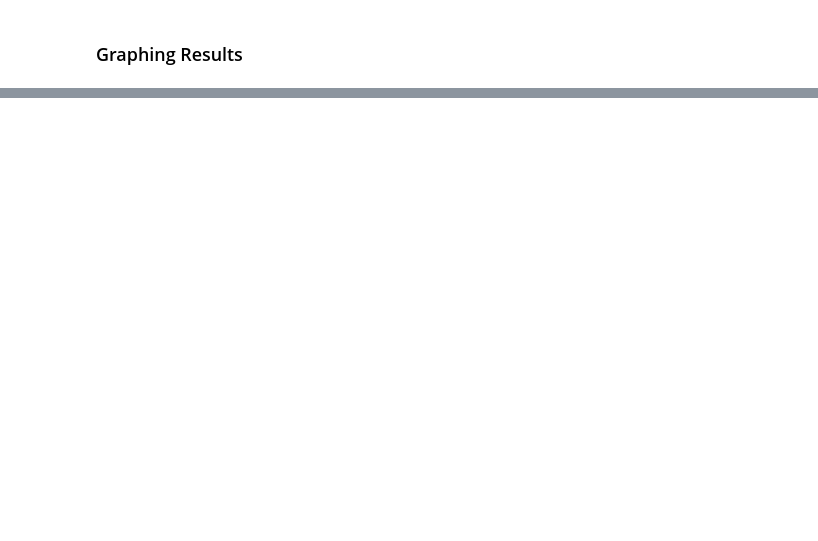
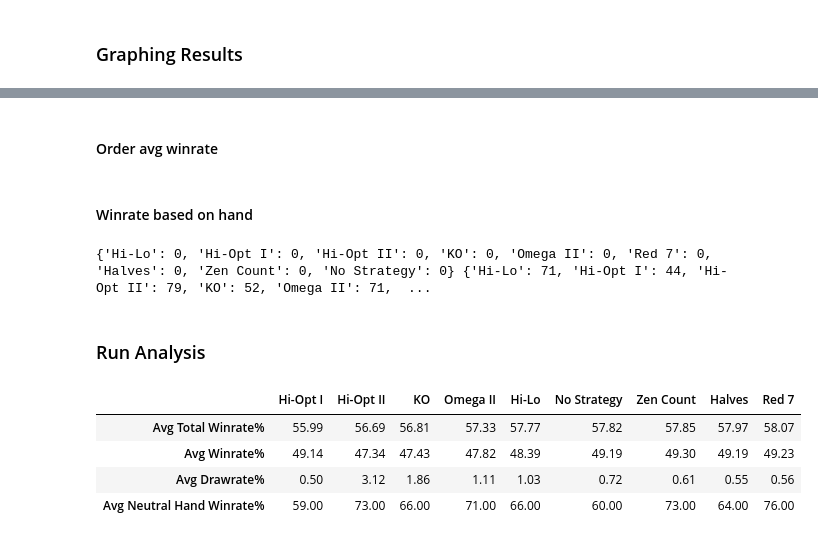
Before and after one commit to Noisyninja703/Blackjack_Cabinet, a Jupyter notebook: Blackjack_Sim/Blackjack_Sim_V1.ipynb, the cells around one changed output, grey strips where cells are left out. Drawn from its saved outputs; the diff is of its cells as text; code cells hidden in the pictures; blank space fills up the shorter version.

```diff
--- a/Blackjack_Sim/Blackjack_Sim_V1.ipynb
+++ b/Blackjack_Sim/Blackjack_Sim_V1.ipynb
@@ -448,0 +584,67 @@ Legend
+# %% [markdown]
+#### Order avg winrate
+# %%
+from collections import OrderedDict
+import numpy as np
+import pandas as pd
+def sort_winrates():
+    awrs = {}
+    for i in strategies:
+
+        awrs[f"{i}"] = (get_avg_winrate(i))
+
+    # Sort the winrates in ascending order
+    keys = list(awrs.keys())
+    values = list(awrs.values())
+    sorted_value_index = np.argsort(values, kind="quicksort")
+    sorted_dict = {keys[i]: values[i] for i in sorted_value_index}
+    return(sorted_dict)
+# %% [markdown]
+#### Winrate based on hand
+# %%
+def get_strat_high_winrate(strategy="No Strategy"):
+    total_winrate = 0
+    avg_winrate = []
+    for k in high_hand_winrate[strategy]:
+        total_winrate += k
+    avg = total_winrate/len(results[i])
+    avg_winrate.append(avg)
+    return round(avg, 2)
+
+def get_high_hand_winrate():
+    hwr = {}
+    for g in strategies:
+        hwr[f"{g}"] = get_strat_high_winrate(g)
+        keys = list(hwr.keys())
+        values = list(hwr.values())
+        sorted_dict = {keys[g]: values[g] for g in values}
+
+    return(sorted_dict)
+
+print(high_hand_winrate, neutral_hand_winrate, low_hand_winrate)
+# %% [output]
+{'Hi-Lo': 0, 'Hi-Opt I': 0, 'Hi-Opt II': 0, 'KO': 0, 'Omega II': 0, 'Red 7': 0, 'Halves': 0, 'Zen Count': 0, 'No Strategy': 0} {'Hi-Lo': 71, 'Hi-Opt I': 44, 'Hi-Opt II': 79, 'KO': 52, 'Omega II': 71,  ...
+# %% [markdown]
+### Run Analysis
+# %%
+#test sort
+def get_avg_winrates_dataframe():
+    df_avg_winrate = pd.DataFrame(sort_winrates(), index=[0])
+    df_avg_winrate.loc[len(df_avg_winrate), :] = get_all_avg_only_winrate()
+    df_avg_winrate.loc[len(df_avg_winrate), :] = get_all_avg_drawrate()
+    df_avg_winrate.loc[len(df_avg_winrate), :] = neutral_hand_winrate
+    df_avg_winrate.rename({0: 'Avg Total Winrate%',
+                           2: 'Avg Drawrate%',
+                           1: 'Avg Winrate%',
+                           3: 'Avg Neutral Hand Winrate%'
+                           }, inplace=True)
+
+    return df_avg_winrate
+
+get_avg_winrates_dataframe()
+# %% [output]
+|  | Hi-Opt I | Hi-Opt II | KO | Omega II | Hi-Lo | No Strategy | Zen Count | Halves | Red 7 |
+| Avg Total Winrate% | 55.99 | 56.69 | 56.81 | 57.33 | 57.77 | 57.82 | 57.85 | 57.97 | 58.07 |
+| Avg Winrate% | 49.14 | 47.34 | 47.43 | 47.82 | 48.39 | 49.19 | 49.30 | 49.19 | 49.23 |
+| Avg Drawrate% | 0.50 | 3.12 | 1.86 | 1.11 | 1.03 | 0.72 | 0.61 | 0.55 | 0.56 |
+| Avg Neutral Hand Winrate% | 59.00 | 73.00 | 66.00 | 71.00 | 66.00 | 60.00 | 73.00 | 64.00 | 76.00 |
```
Also changed, not shown: parts of 8 cells of this notebook, 1 other file.
